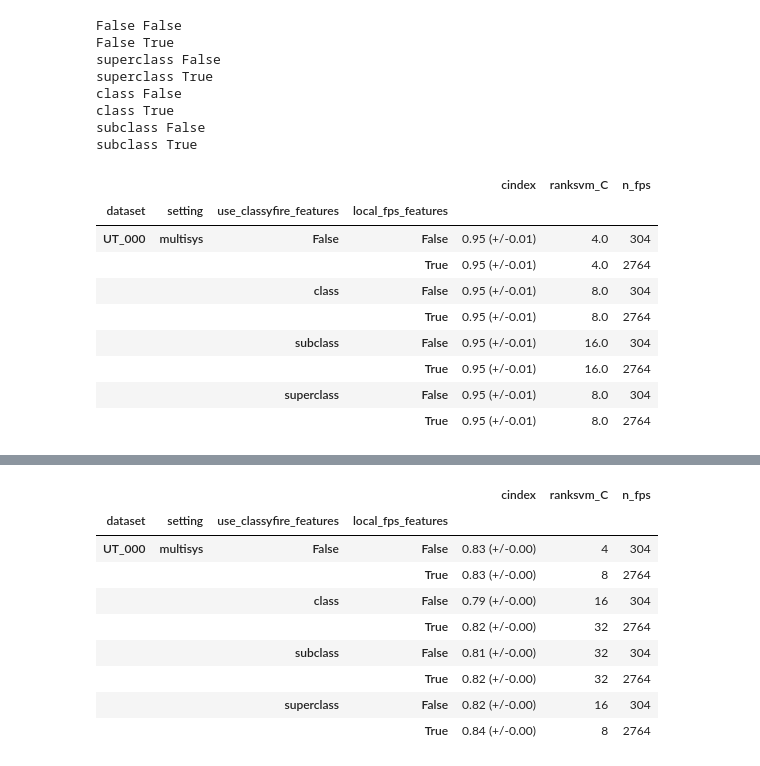
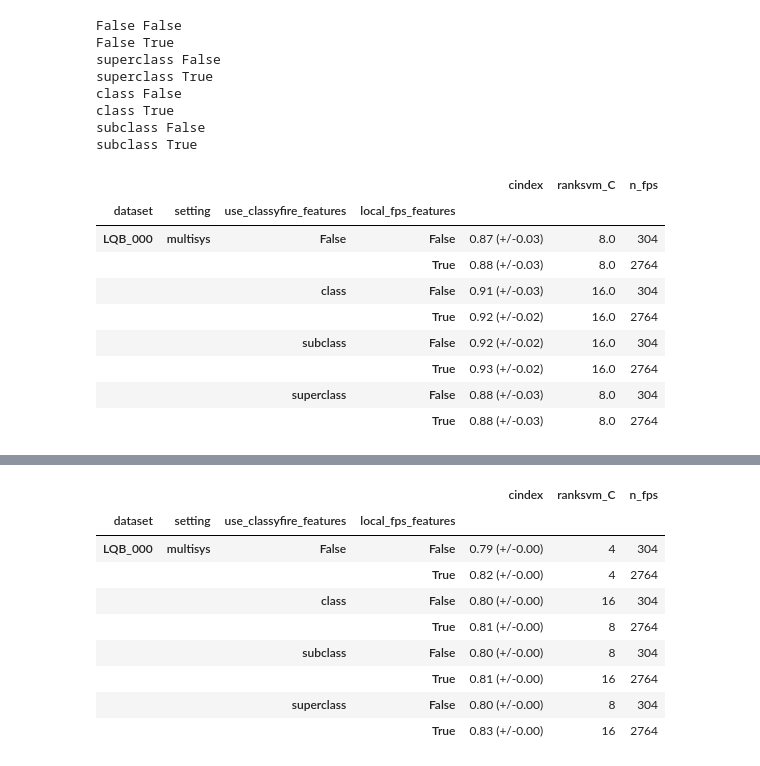
Before and after one commit to bachi55/massbank_for_ML, a Jupyter notebook: analysis/dataset_descriptor.ipynb, the cells around one changed output, grey strips where cells are left out. Saved outputs shown, nothing was run; the diff lists cells and outputs as text; code cells hidden in the pictures.

```diff
--- a/analysis/dataset_descriptor.ipynb
+++ b/analysis/dataset_descriptor.ipynb
@@ -105,19 +105,19 @@ class True
 subclass False
 subclass True
 # %%
-res_multisys[res_multisys.dataset=="UT_000"].groupby(["dataset", "setting", "use_classyfire_features", "local_fps_features"]) \
+res_multisys[res_multisys.dataset=="LQB_000"].groupby(["dataset", "setting", "use_classyfire_features", "local_fps_features"]) \
     .aggregate({"cindex": lambda _v: "%.2f (+/-%.2f)" % (np.mean(_v), np.std(_v)), "ranksvm_C": np.median, "n_fps": np.median})
 # %% [output]
 |  |  |  |  | cindex | ranksvm_C | n_fps |
 | dataset | setting | use_classyfire_features | local_fps_features |  |  |  |
-| UT_000 | multisys | False | False | 0.95 (+/-0.01) | 4.0 | 304 |
-|  |  |  | True | 0.95 (+/-0.01) | 4.0 | 2764 |
-|  |  | class | False | 0.95 (+/-0.01) | 8.0 | 304 |
-|  |  |  | True | 0.95 (+/-0.01) | 8.0 | 2764 |
-|  |  | subclass | False | 0.95 (+/-0.01) | 16.0 | 304 |
-|  |  |  | True | 0.95 (+/-0.01) | 16.0 | 2764 |
-|  |  | superclass | False | 0.95 (+/-0.01) | 8.0 | 304 |
-|  |  |  | True | 0.95 (+/-0.01) | 8.0 | 2764 |
+| LQB_000 | multisys | False | False | 0.87 (+/-0.03) | 8.0 | 304 |
+|  |  |  | True | 0.88 (+/-0.03) | 8.0 | 2764 |
+|  |  | class | False | 0.91 (+/-0.03) | 16.0 | 304 |
+|  |  |  | True | 0.92 (+/-0.02) | 16.0 | 2764 |
+|  |  | subclass | False | 0.92 (+/-0.02) | 16.0 | 304 |
+|  |  |  | True | 0.93 (+/-0.02) | 16.0 | 2764 |
+|  |  | superclass | False | 0.88 (+/-0.03) | 8.0 | 304 |
+|  |  |  | True | 0.88 (+/-0.03) | 8.0 | 2764 |
 # %%
 from utils import run_leavesysout
 
@@ -155,16 +155,16 @@ PR_000: n_train=1796, n_test=416
 RP_000: n_train=2231, n_test=67
 UT_000: n_train=2021, n_test=321
 # %%
-res_leavesysout[res_leavesysout.dataset=="UT_000"].groupby(["dataset", "setting", "use_classyfire_features", "local_fps_features"]) \
+res_leavesysout[res_leavesysout.dataset=="LQB_000"].groupby(["dataset", "setting", "use_classyfire_features", "local_fps_features"]) \
     .aggregate({"cindex": lambda _v: "%.2f (+/-%.2f)" % (np.mean(_v), np.std(_v)), "ranksvm_C": np.median, "n_fps": np.median})
 # %% [output]
 |  |  |  |  | cindex | ranksvm_C | n_fps |
 | dataset | setting | use_classyfire_features | local_fps_features |  |  |  |
-| UT_000 | multisys | False | False | 0.83 (+/-0.00) | 4 | 304 |
-|  |  |  | True | 0.83 (+/-0.00) | 8 | 2764 |
-|  |  | class | False | 0.79 (+/-0.00) | 16 | 304 |
-|  |  |  | True | 0.82 (+/-0.00) | 32 | 2764 |
-|  |  | subclass | False | 0.81 (+/-0.00) | 32 | 304 |
-|  |  |  | True | 0.82 (+/-0.00) | 32 | 2764 |
-|  |  | superclass | False | 0.82 (+/-0.00) | 16 | 304 |
-|  |  |  | True | 0.84 (+/-0.00) | 8 | 2764 |
+| LQB_000 | multisys | False | False | 0.79 (+/-0.00) | 4 | 304 |
+|  |  |  | True | 0.82 (+/-0.00) | 4 | 2764 |
+|  |  | class | False | 0.80 (+/-0.00) | 16 | 304 |
+|  |  |  | True | 0.81 (+/-0.00) | 8 | 2764 |
+|  |  | subclass | False | 0.80 (+/-0.00) | 8 | 304 |
+|  |  |  | True | 0.81 (+/-0.00) | 16 | 2764 |
+|  |  | superclass | False | 0.80 (+/-0.00) | 8 | 304 |
+|  |  |  | True | 0.83 (+/-0.00) | 16 | 2764 |
```
